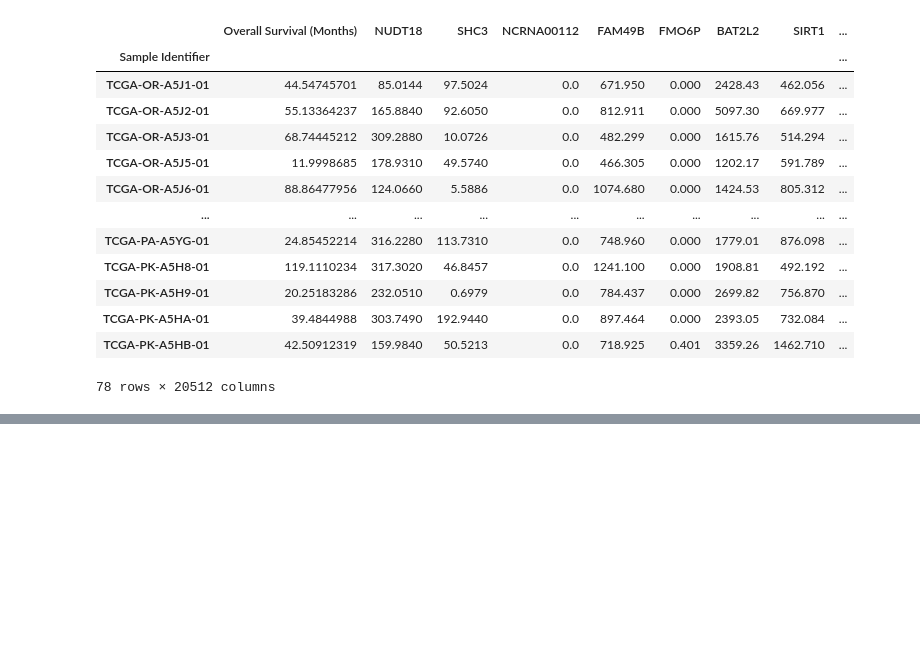
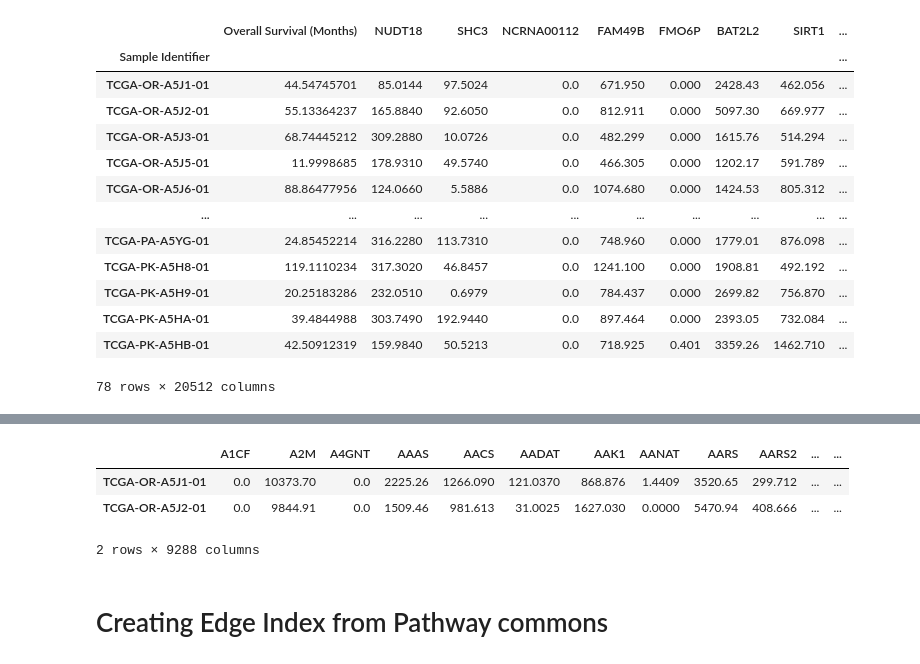
Before and after one commit to cannin/gsoc_2023_pytorch_pathway_commons, a Jupyter notebook: Acc_data_processing.ipynb, the cells around one changed output, grey strips where cells are left out. Saved outputs shown, nothing was run; the diff lists cells and outputs as text; code cells hidden in the pictures; blank space fills up the shorter version.

```diff
--- a/Acc_data_processing.ipynb
+++ b/Acc_data_processing.ipynb
@@ -271,0 +335,16 @@ patient_df.set_index('Sample Identifier')
+# %%
+# Get the unique values from the 'Source' and 'Target' columns and combine them into a set
+columns_to_select = sorted(set(df['Source']).union(set(df['Target'])))
+
+# Select the columns in 'X' that are present in 'columns_to_select'
+X = X[columns_to_select]
+
+# Display the first two rows of the updated 'X' DataFrame
+X.head(2)
+# %% [output]
+|  | A1CF | A2M | A4GNT | AAAS | AACS | AADAT | AAK1 | AANAT | AARS | AARS2 | ... | ... |
+| TCGA-OR-A5J1-01 | 0.0 | 10373.70 | 0.0 | 2225.26 | 1266.090 | 121.0370 | 868.876 | 1.4409 | 3520.65 | 299.712 | ... | ... |
+| TCGA-OR-A5J2-01 | 0.0 | 9844.91 | 0.0 | 1509.46 | 981.613 | 31.0025 | 1627.030 | 0.0000 | 5470.94 | 408.666 | ... | ... |
+2 rows × 9288 columns
+# %% [markdown]
+# Creating Edge Index from Pathway commons
```
Also changed, not shown: parts of 29 cells of this notebook.
